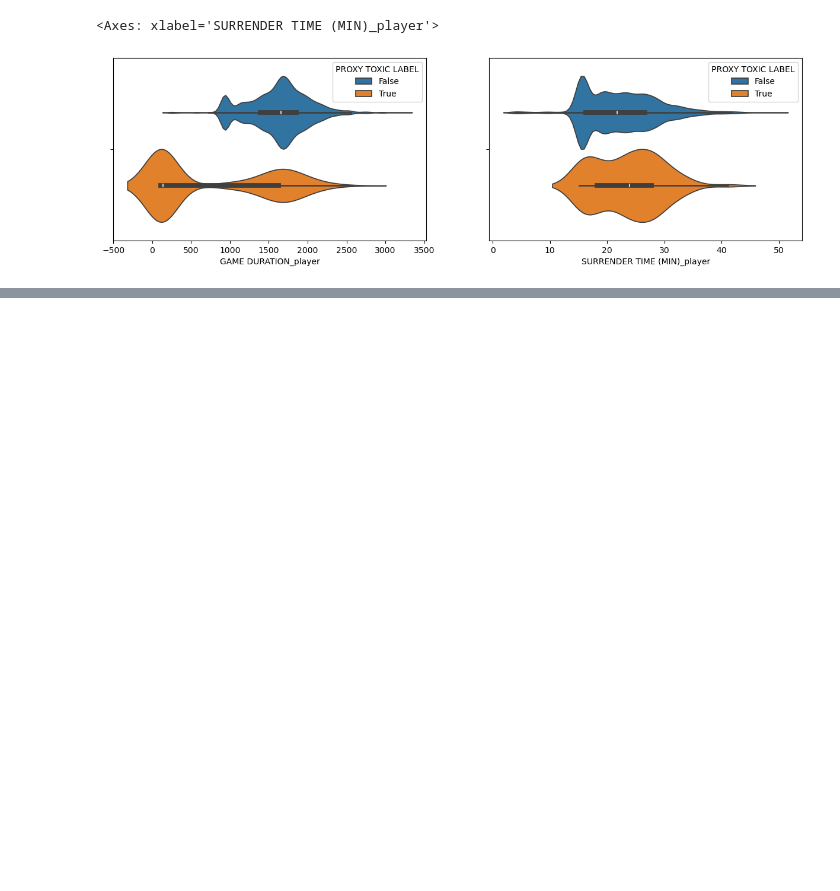
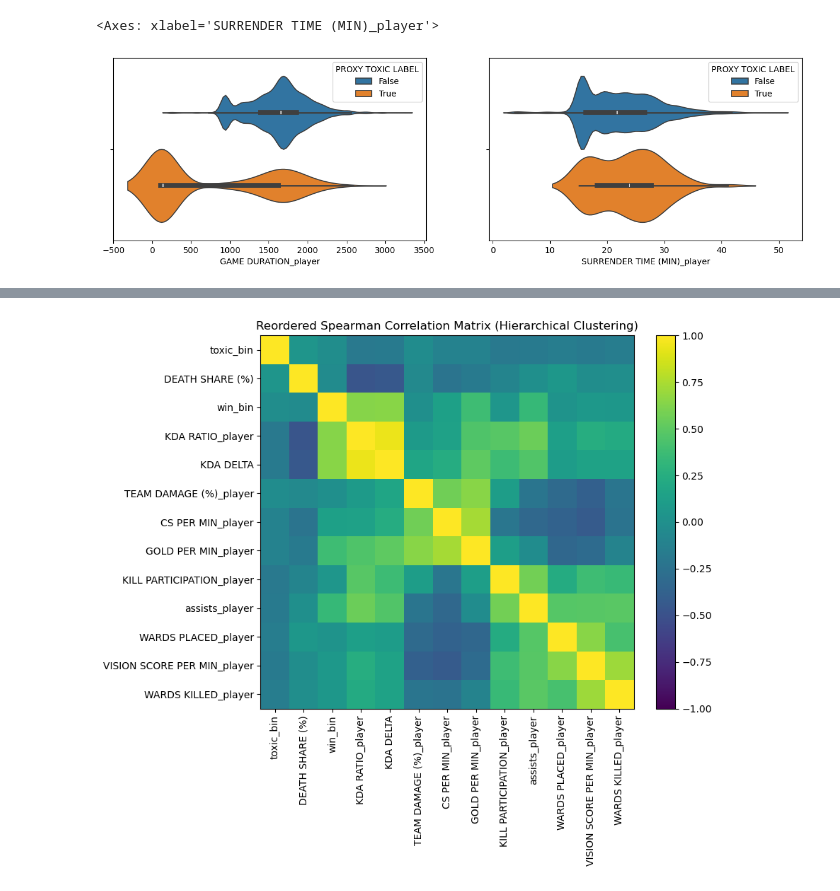
Before and after one commit to lybytes/lol-toxicity-analysis, a Jupyter notebook: ST445_Project_Main v2.ipynb, the cells around one changed output, grey strips where cells are left out. Saved outputs shown, nothing was run; the diff lists cells and outputs as text; code cells hidden in the pictures; blank space fills up the shorter version.

```diff
--- a/ST445_Project_Main v2.ipynb
+++ b/ST445_Project_Main v2.ipynb
@@ -1403,0 +1602,46 @@ plt.tight_layout()
+# %%
+import numpy as np
+import pandas as pd
+import matplotlib.pyplot as plt
+from scipy.cluster.hierarchy import linkage, leaves_list
+from scipy.spatial.distance import squareform
+
+# corr_matrix: Spearman correlation matrix (DataFrame)
+
+# Convert correlation to distance
+# Distance = 1 - |correlation|
+distance_matrix = 1 - np.abs(corr_matrix)
+
+# Condensed distance matrix for clustering
+condensed_dist = squareform(distance_matrix.values, checks=False)
+
+# Hierarchical clustering (average linkage)
+linkage_matrix = linkage(condensed_dist, method='average')
+
+# Get reordered indices
+ordered_idx = leaves_list(linkage_matrix)
+
+# Reorder correlation matrix
+corr_reordered = corr_matrix.iloc[ordered_idx, ordered_idx]
+
+# => Visuatlise reordered correlation matrix
+plt.figure(figsize=(10,8))
+im = plt.imshow(corr_reordered, vmin=-1, vmax=1)
+
+plt.colorbar(im, fraction=0.046, pad=0.04)
+
+plt.xticks(
+    range(len(corr_reordered.columns)),
+    corr_reordered.columns,
+    rotation=90
+)
+plt.yticks(
+    range(len(corr_reordered.index)),
+    corr_reordered.index
+)
+
+plt.title('Reordered Spearman Correlation Matrix (Hierarchical Clustering)')
+plt.tight_layout()
+plt.show()
+# %% [output]
+[figure, added]
```
Also changed, not shown: parts of 27 cells of this notebook.
